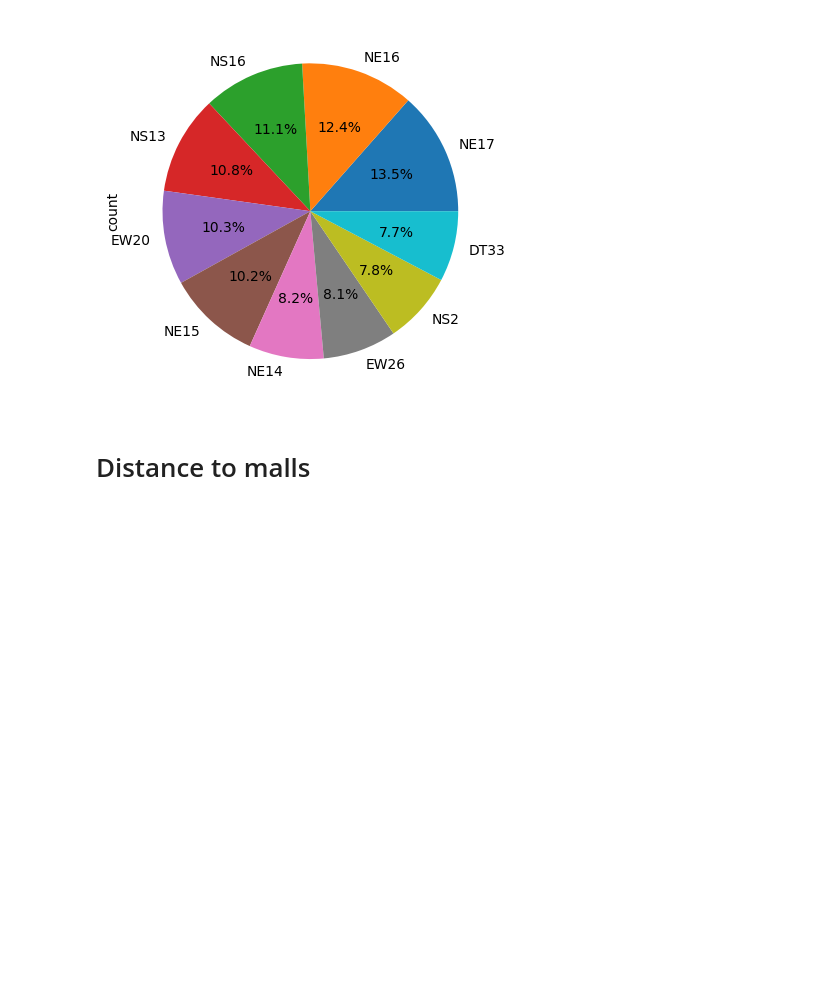
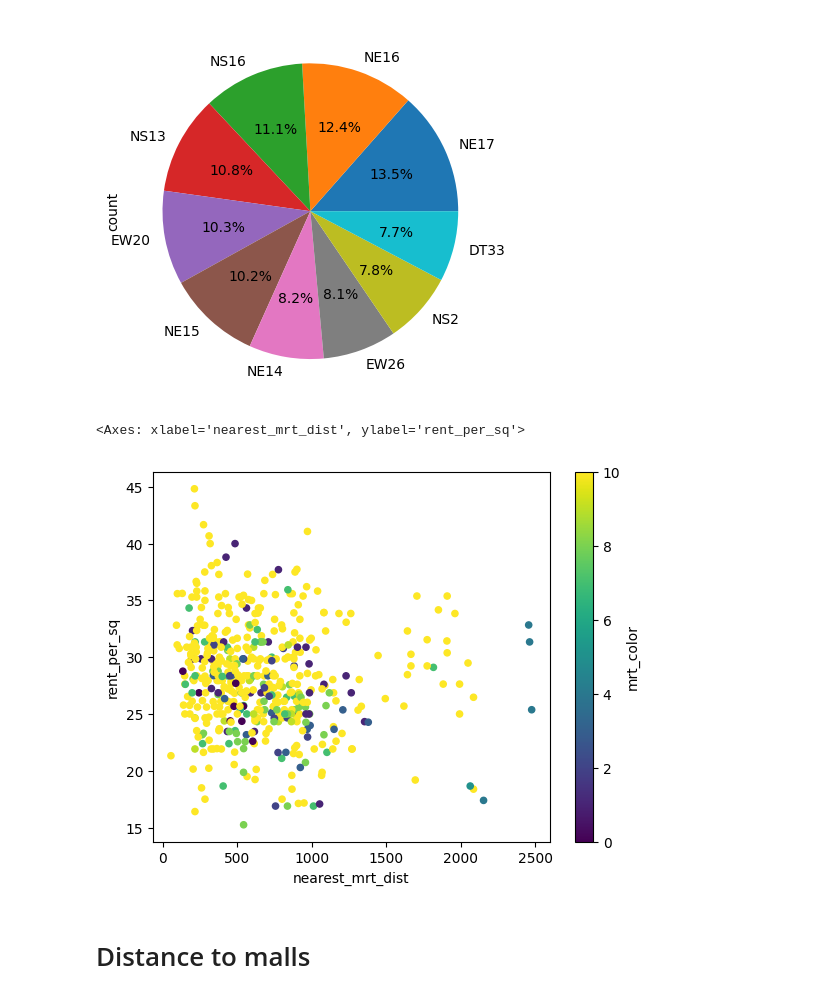
Before and after one commit to cs5228-group-1/cs5228-final-project, a Jupyter notebook: EDA.ipynb, the cells around one changed output. Cells and saved outputs as stored; diff of their text form; code cells hidden in the pictures; blank space fills up the shorter version.

Commit message:
more figures ...

```diff
--- a/EDA.ipynb
+++ b/EDA.ipynb
@@ -122,6 +122,16 @@ dedup_traindf.nearest_mrt_code.value_counts().nlargest(10).plot.pie(autopct="%1.
 # %% [output]
 <Axes: ylabel='count'>
 [figure]
+# %%
+top_nearest_mrts = dedup_traindf.nearest_mrt_code.value_counts().nlargest(10).index
+mrts_to_ints = pd.Categorical(top_nearest_mrts).codes
+mrts_to_ints = dict(zip(top_nearest_mrts, mrts_to_ints))
+mrts_to_ints.update({mrt: 10 for mrt in dedup_traindf.nearest_mrt_code.unique() if mrt not in mrts_to_ints.keys()})
+samples['mrt_color'] = samples.nearest_mrt_code.map(mrts_to_ints)
+samples.plot.scatter(x='nearest_mrt_dist', y='rent_per_sq', c='mrt_color', colormap='viridis')
+# %% [output]
+<Axes: xlabel='nearest_mrt_dist', ylabel='rent_per_sq'>
+[figure, added]
 # %% [markdown]
 # Distance to malls
 # %%
```
Also changed, not shown: parts of 4 cells of this notebook.
